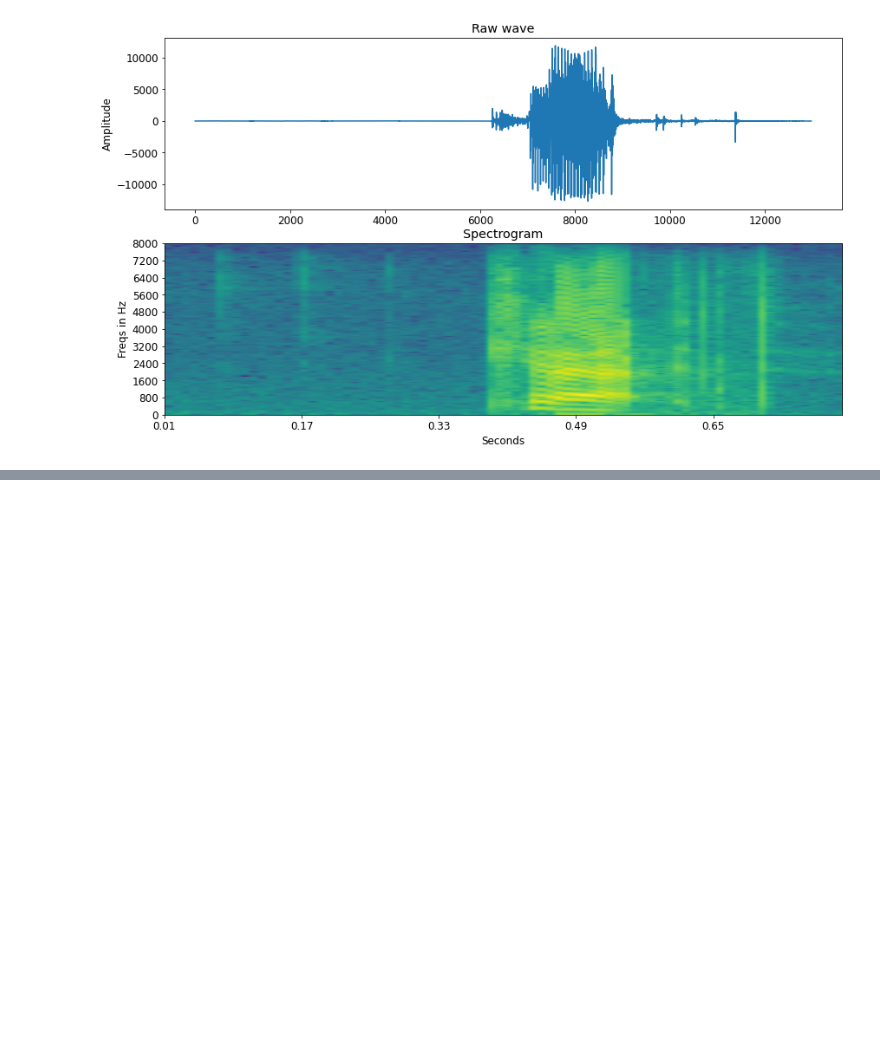
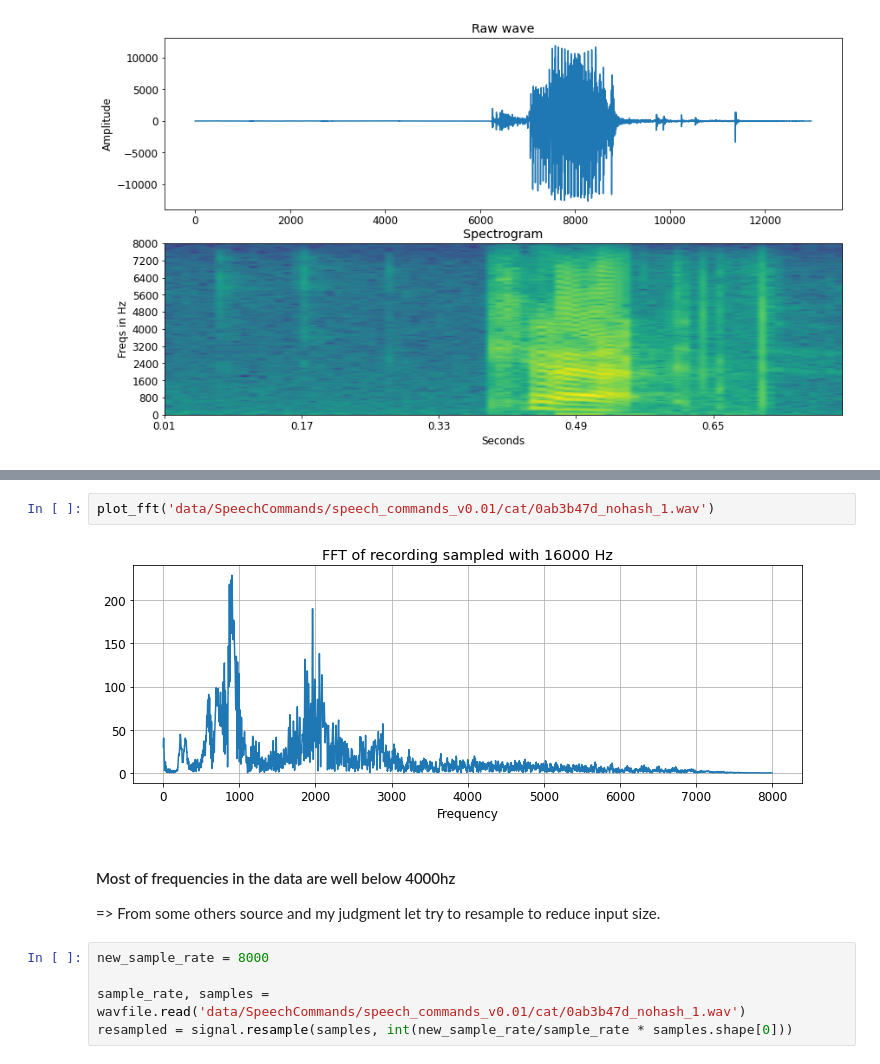
Before and after one commit to egochao/language_confident_challenge_ml_engineer, a Jupyter notebook: data_exploration.ipynb, the cells around one changed output, grey strips where cells are left out. Drawn from its saved outputs; the diff is of its cells as text; blank space fills up the shorter version.

```diff
--- a/data_exploration.ipynb
+++ b/data_exploration.ipynb
@@ -115,0 +163,12 @@ val_ds = SPEECHCOMMANDS("./data", subset="validation", url='speech_commands_v0.0
+# %%
+plot_fft('data/SpeechCommands/speech_commands_v0.01/cat/0ab3b47d_nohash_1.wav')
+# %% [output]
+[figure, added]
+# %% [markdown]
+#### Most of frequencies in the data are well below 4000hz
+=> From some others source and my judgment let try to resample to reduce input size.
+# %%
+new_sample_rate = 8000
+
+sample_rate, samples = wavfile.read('data/SpeechCommands/speech_commands_v0.01/cat/0ab3b47d_nohash_1.wav')
+resampled = signal.resample(samples, int(new_sample_rate/sample_rate * samples.shape[0]))
```
Also changed, not shown: parts of 19 cells of this notebook, 1 other file.
